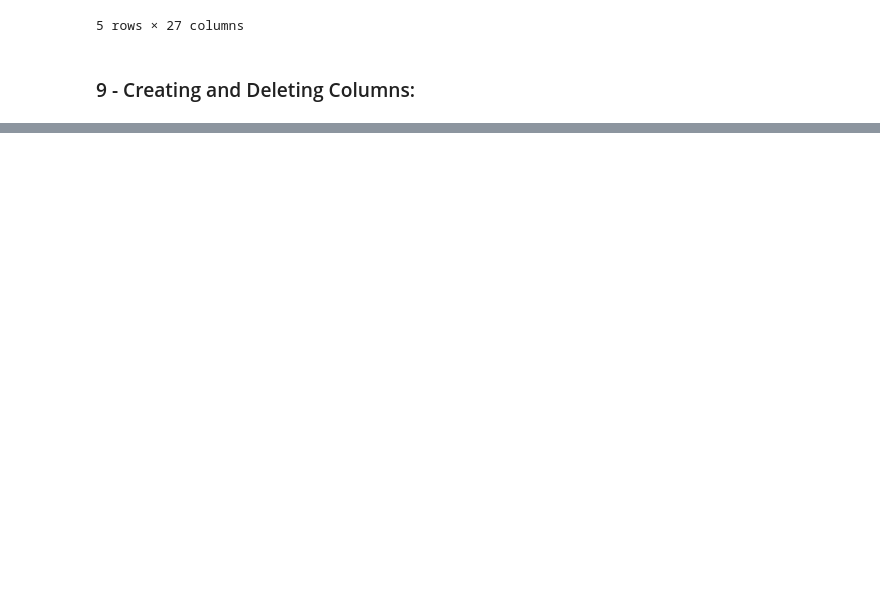
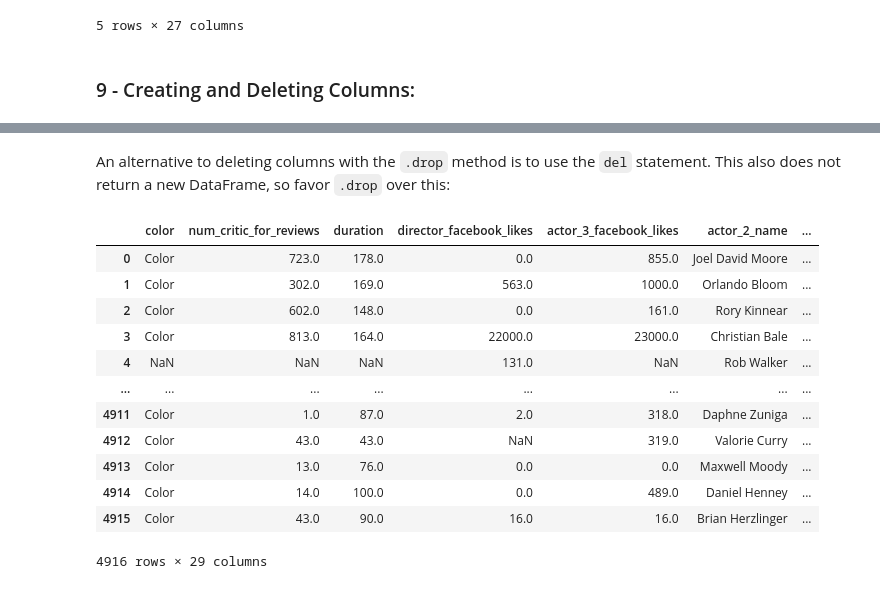
Before and after one commit to victorvianaom/Pandas-1.x-Cookbook, a Jupyter notebook: ch01 - Pandas Foundations.ipynb, the cells around one changed output, grey strips where cells are left out. Cells and saved outputs as stored; diff of their text form; code cells hidden in the pictures; blank space fills up the shorter version.

Commit message:
done with the chapter, creating and deleting columns

```diff
--- a/ch01 - Pandas Foundations.ipynb
+++ b/ch01 - Pandas Foundations.ipynb
@@ -908,3 +908,6 @@ movies_idx.head()
 5 rows × 27 columns
 # %% [markdown]
 ### 9 - Creating and Deleting Columns:
+# %%
+movies["has_seen"] = 0
+movies.head(3)
@@ -910,0 +1213,4 @@ movies_idx.head()
+# %%
+gross_index = movies.columns.get_loc("gross")
+profit_index = gross_index + 1
+profit_index
@@ -910,0 +1219,7 @@ movies_idx.head()
+# %%
+movies.insert( # the insert method modifies the original DataFrame, so there wont be a assignment statement.
+    loc=profit_index,
+    column="profit",
+    value=movies["gross"] - movies["budget"]
+)
+movies
@@ -910,0 +1240,3 @@ movies_idx.head()
+# %% [markdown]
+An alternative to deleting columns with the `.drop` method is to use the `del` statement. This
+also does not return a new DataFrame, so favor `.drop` over this:
@@ -910,0 +1245,17 @@ movies_idx.head()
+# %%
+# and to see that `director_names` has been deleted
+movies
+# %% [output]
+|  | color | num_critic_for_reviews | duration | director_facebook_likes | actor_3_facebook_likes | actor_2_name | ... |
+| 0 | Color | 723.0 | 178.0 | 0.0 | 855.0 | Joel David Moore | ... |
+| 1 | Color | 302.0 | 169.0 | 563.0 | 1000.0 | Orlando Bloom | ... |
+| 2 | Color | 602.0 | 148.0 | 0.0 | 161.0 | Rory Kinnear | ... |
+| 3 | Color | 813.0 | 164.0 | 22000.0 | 23000.0 | Christian Bale | ... |
+| 4 | NaN | NaN | NaN | 131.0 | NaN | Rob Walker | ... |
+| ... | ... | ... | ... | ... | ... | ... | ... |
+| 4911 | Color | 1.0 | 87.0 | 2.0 | 318.0 | Daphne Zuniga | ... |
+| 4912 | Color | 43.0 | 43.0 | NaN | 319.0 | Valorie Curry | ... |
+| 4913 | Color | 13.0 | 76.0 | 0.0 | 0.0 | Maxwell Moody | ... |
+| 4914 | Color | 14.0 | 100.0 | 0.0 | 489.0 | Daniel Henney | ... |
+| 4915 | Color | 43.0 | 90.0 | 16.0 | 16.0 | Brian Herzlinger | ... |
+4916 rows × 29 columns
```
Also changed, not shown: parts of 36 cells of this notebook.
